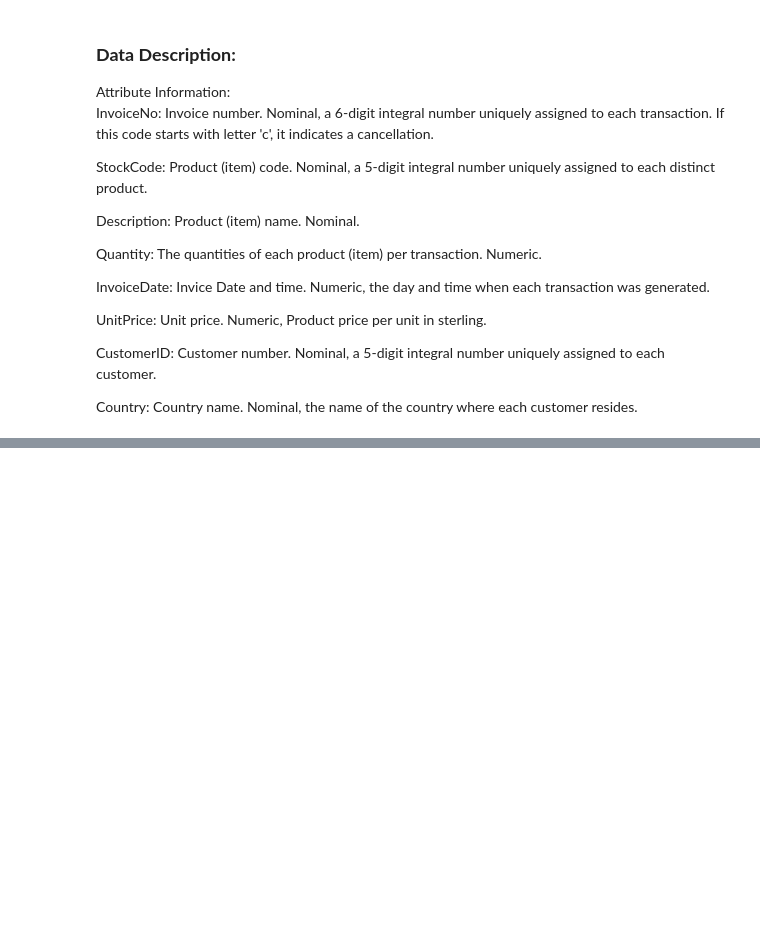
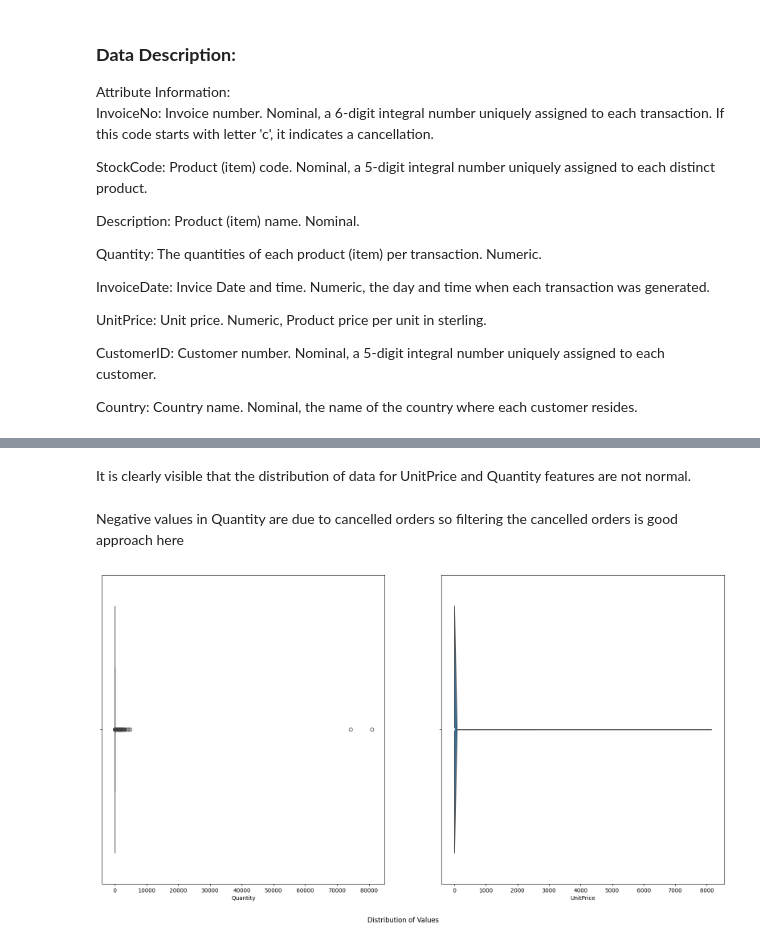
Before and after one commit to nirml08/EDA-Notebooks, a Jupyter notebook: customer_segmentation.ipynb, the cells around one changed output, grey strips where cells are left out. Saved outputs shown, nothing was run; the diff lists cells and outputs as text; code cells hidden in the pictures; blank space fills up the shorter version.

```diff
--- a/customer_segmentation.ipynb
+++ b/customer_segmentation.ipynb
@@ -48,0 +140,18 @@ import matplotlib.pyplot as plt
+# %% [markdown]
+<p>It is clearly visible that the distribution of data for UnitPrice and Quantity features are not normal.
+# %% [markdown]
+<p>Negative values in Quantity are due to cancelled orders so filtering the cancelled orders is good approach here
+# %%
+cust_df=cust_df[~cust_df['InvoiceNo'].str.startswith('C')]
+# %%
+fig,axes=plt.subplots(1,2)
+sns.boxplot(cust_df['Quantity'],ax=axes[0],orient='h')
+sns.violinplot(cust_df['UnitPrice'],ax=axes[1],orient='h')
+fig.set_figwidth(20)
+fig.set_figheight(10)
+
+fig.supxlabel('Distribution of Values')
+plt.show()
+del(fig,axes)
+# %% [output]
+[figure, added]
```
Also changed, not shown: parts of 17 cells of this notebook.
